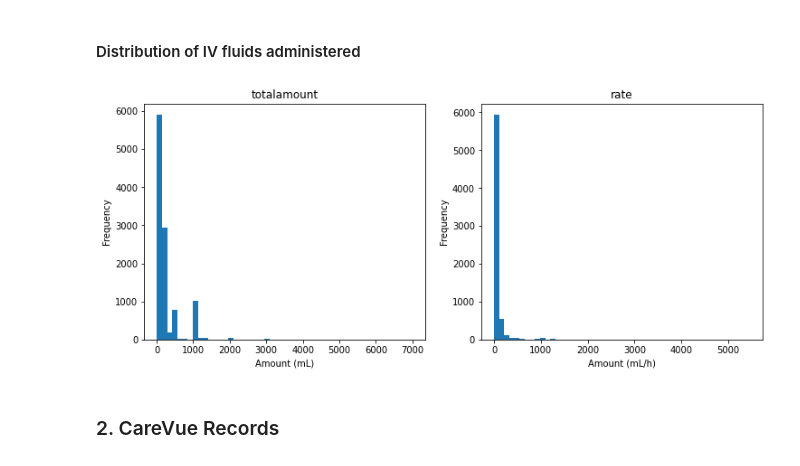
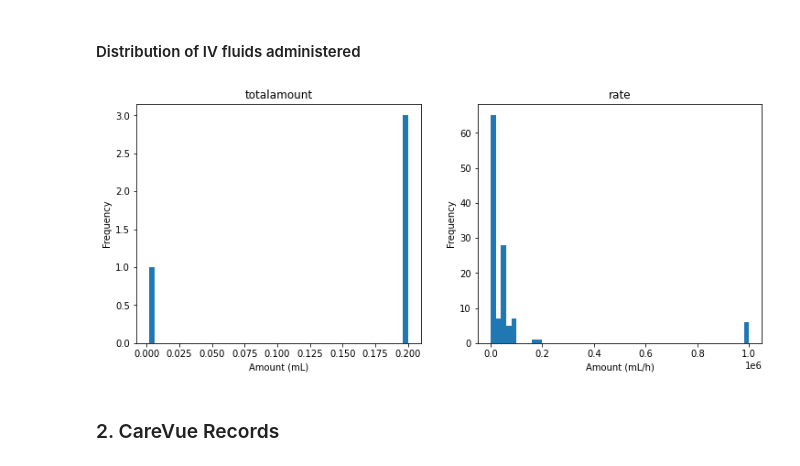
Before and after one commit to thomas097/Haemodynamic-Optimization-Reinforcement-Learning, a Jupyter notebook: exploratory_analysis/exploratory_data_analysis_mimic-iii-v1.4_v2.ipynb, the cells around one changed output. Drawn from its saved outputs; the diff is of its cells as text; code cells hidden in the pictures.

```diff
--- a/exploratory_analysis/exploratory_data_analysis_mimic-iii-v1.4_v2.ipynb
+++ b/exploratory_analysis/exploratory_data_analysis_mimic-iii-v1.4_v2.ipynb
@@ -541,9 +560,11 @@ pd.DataFrame({'Avg. amount delivered': total_iv_amount, 'Frequency': number_iv_t
 # %% [markdown]
 #### Distribution of IV fluids administered
 # %%
-histogram_cols(inputevents_mv_df, col_names=['totalamount', 'rate'], xlabel=['Amount (mL)', 'Amount (mL/h)'], num_cols=4)
+outliers = inputevents_mv_df['totalamount'] > 0.2
+
+histogram_cols(inputevents_mv_df[~outliers], col_names=['totalamount', 'rate'], xlabel=['Amount (mL)', 'Amount (mL/h)'], num_cols=4)
 # %% [output]
-[figure, old version]
+[figure, new version]
 # %% [markdown]
 ### 2. CareVue Records
 # %%
```
Also changed, not shown: parts of 42 cells of this notebook.
